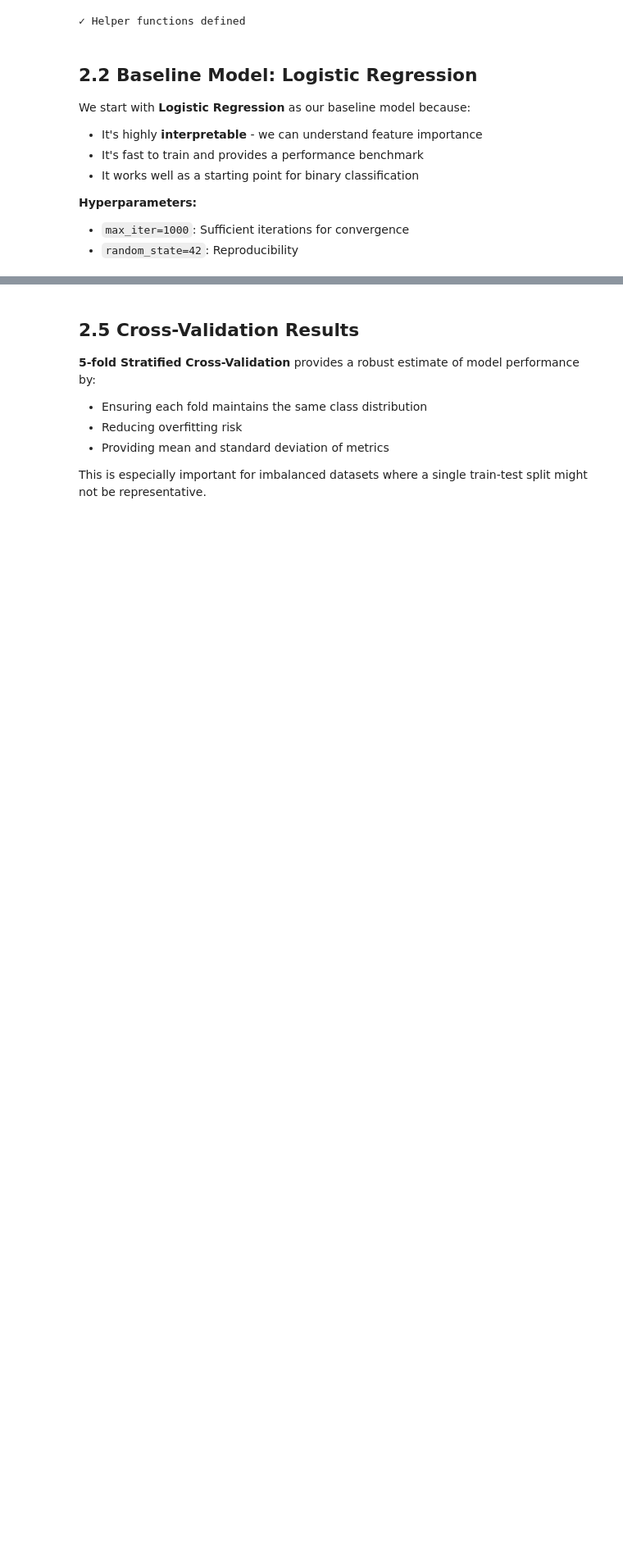
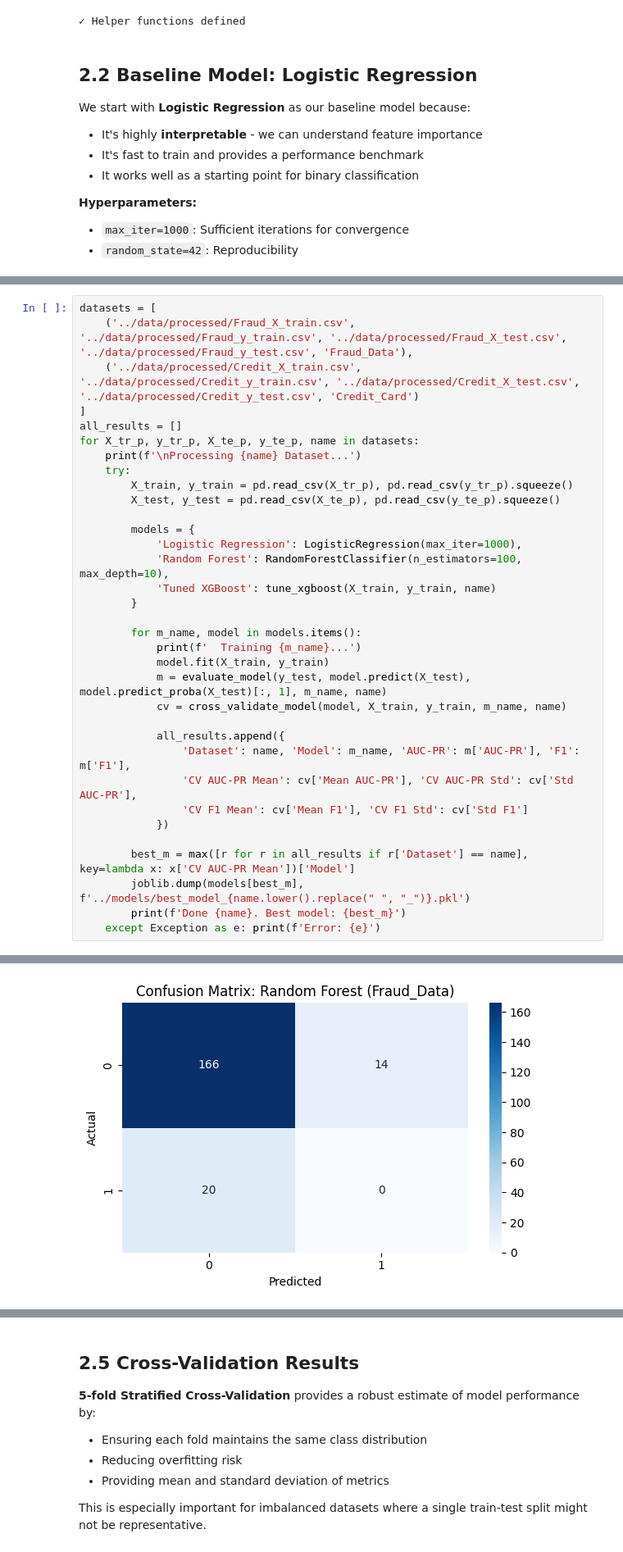
Before and after one commit to Leul4ever/fraud-detection, a Jupyter notebook: notebooks/modeling.ipynb, the cells around one changed output, grey strips where cells are left out. Shown at 82% size. Drawn from its saved outputs; the diff is of its cells as text; blank space fills up the shorter version.

Commit message:
feat: Implement fraud detection model training, evaluation, and hyperparameter tuning for Logistic Regression, Random Forest, and XGBoost, with generated reports and figures.

```diff
--- a/notebooks/modeling.ipynb
+++ b/notebooks/modeling.ipynb
@@ -343,0 +164,35 @@ weighted avg       0.98      0.99      0.99       200
+# %%
+datasets = [
+    ('../data/processed/Fraud_X_train.csv', '../data/processed/Fraud_y_train.csv', '../data/processed/Fraud_X_test.csv', '../data/processed/Fraud_y_test.csv', 'Fraud_Data'),
+    ('../data/processed/Credit_X_train.csv', '../data/processed/Credit_y_train.csv', '../data/processed/Credit_X_test.csv', '../data/processed/Credit_y_test.csv', 'Credit_Card')
+]
+all_results = []
+for X_tr_p, y_tr_p, X_te_p, y_te_p, name in datasets:
+    print(f'\nProcessing {name} Dataset...')
+    try:
+        X_train, y_train = pd.read_csv(X_tr_p), pd.read_csv(y_tr_p).squeeze()
+        X_test, y_test = pd.read_csv(X_te_p), pd.read_csv(y_te_p).squeeze()
+
+        models = {
+            'Logistic Regression': LogisticRegression(max_iter=1000),
+            'Random Forest': RandomForestClassifier(n_estimators=100, max_depth=10),
+            'Tuned XGBoost': tune_xgboost(X_train, y_train, name)
+        }
+
+        for m_name, model in models.items():
+            print(f'  Training {m_name}...')
+            model.fit(X_train, y_train)
+            m = evaluate_model(y_test, model.predict(X_test), model.predict_proba(X_test)[:, 1], m_name, name)
+            cv = cross_validate_model(model, X_train, y_train, m_name, name)
+
+            all_results.append({
+                'Dataset': name, 'Model': m_name, 'AUC-PR': m['AUC-PR'], 'F1': m['F1'],
+                'CV AUC-PR Mean': cv['Mean AUC-PR'], 'CV AUC-PR Std': cv['Std AUC-PR'],
+                'CV F1 Mean': cv['Mean F1'], 'CV F1 Std': cv['Std F1']
+            })
+
+        best_m = max([r for r in all_results if r['Dataset'] == name], key=lambda x: x['CV AUC-PR Mean'])['Model']
+        joblib.dump(models[best_m], f'../models/best_model_{name.lower().replace(" ", "_")}.pkl')
+        print(f'Done {name}. Best model: {best_m}')
+    except Exception as e: print(f'Error: {e}')
+# %% [output]
@@ -343,0 +240 @@ weighted avg       0.98      0.99      0.99       200
+[figure, added]
```
Also changed, not shown: parts of 11 cells of this notebook, 5 other files.
